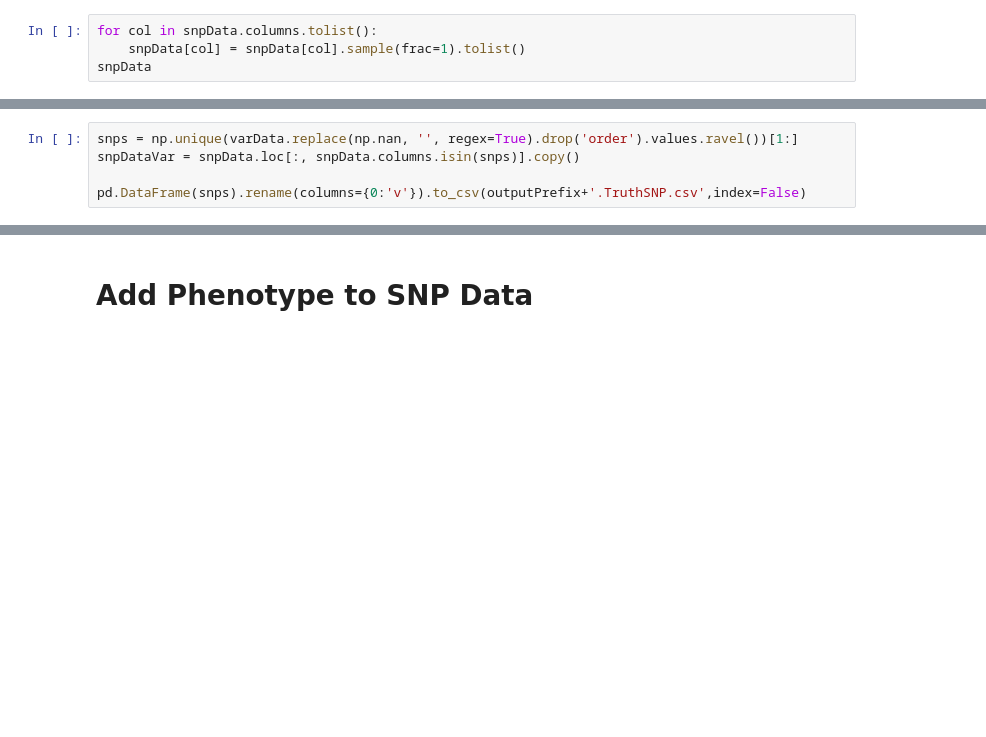
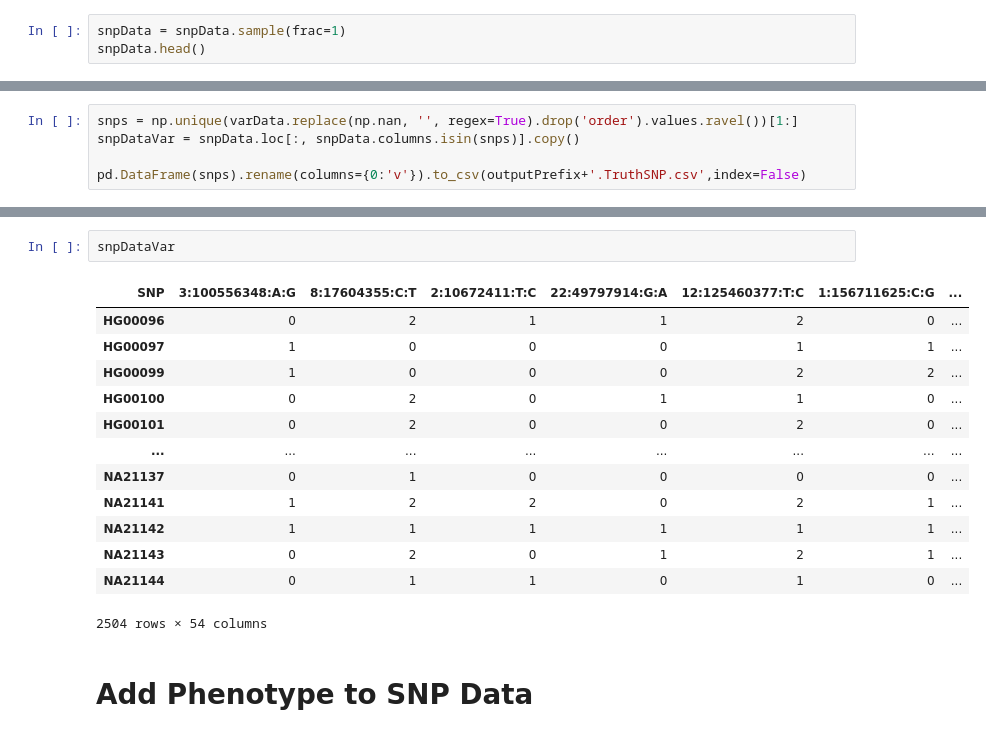
Before and after one commit to aehrc/PEPS, a Jupyter notebook: PEPS3.ipynb, the cells around one changed output, grey strips where cells are left out. Drawn from its saved outputs; the diff is of its cells as text; blank space fills up the shorter version.

```diff
--- a/PEPS3.ipynb
+++ b/PEPS3.ipynb
@@ -113,6 +145,5 @@ else:
 # Suffle SNPs if asked in the config file.
 ## When SNPs are shuffled different set of SNPs used to form each variables each time
 # %%
-for col in snpData.columns.tolist():
-    snpData[col] = snpData[col].sample(frac=1).tolist()
-snpData
+snpData = snpData.sample(frac=1)
+snpData.head()
@@ -290,3 +454,19 @@ snpDataVar.iloc[:5,-5:]
+# %%
+snpDataVar
+# %% [output]
+| SNP | 3:100556348:A:G | 8:17604355:C:T | 2:10672411:T:C | 22:49797914:G:A | 12:125460377:T:C | 1:156711625:C:G | ... |
+| HG00096 | 0 | 2 | 1 | 1 | 2 | 0 | ... |
+| HG00097 | 1 | 0 | 0 | 0 | 1 | 1 | ... |
+| HG00099 | 1 | 0 | 0 | 0 | 2 | 2 | ... |
+| HG00100 | 0 | 2 | 0 | 1 | 1 | 0 | ... |
+| HG00101 | 0 | 2 | 0 | 0 | 2 | 0 | ... |
+| ... | ... | ... | ... | ... | ... | ... | ... |
+| NA21137 | 0 | 1 | 0 | 0 | 0 | 0 | ... |
+| NA21141 | 1 | 2 | 2 | 0 | 2 | 1 | ... |
+| NA21142 | 1 | 1 | 1 | 1 | 1 | 1 | ... |
+| NA21143 | 0 | 2 | 0 | 1 | 2 | 1 | ... |
+| NA21144 | 0 | 1 | 1 | 0 | 1 | 0 | ... |
+2504 rows × 54 columns
 # %% [markdown]
 # Add Phenotype to SNP Data
 # %%
```
Also changed, not shown: parts of 24 cells of this notebook.
